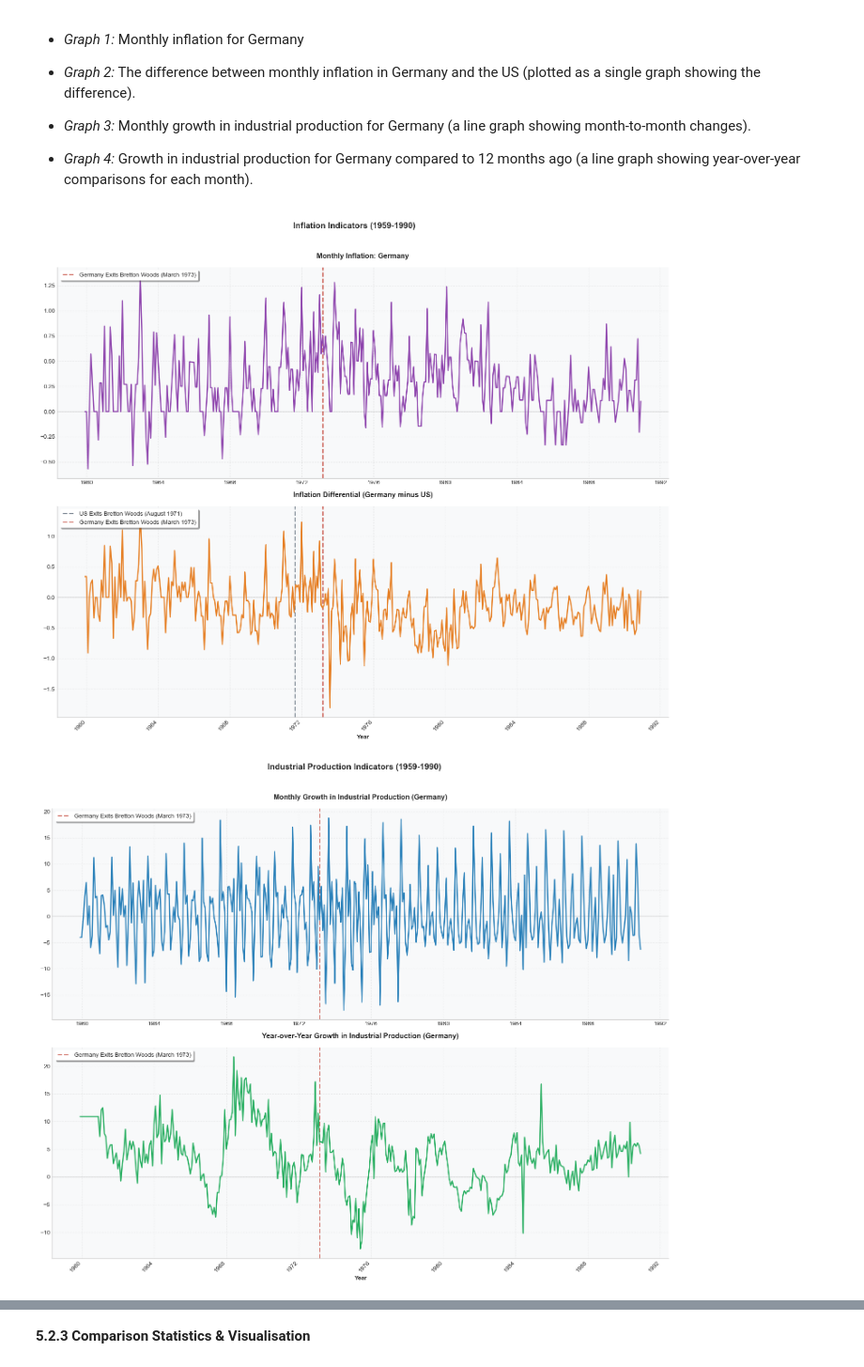
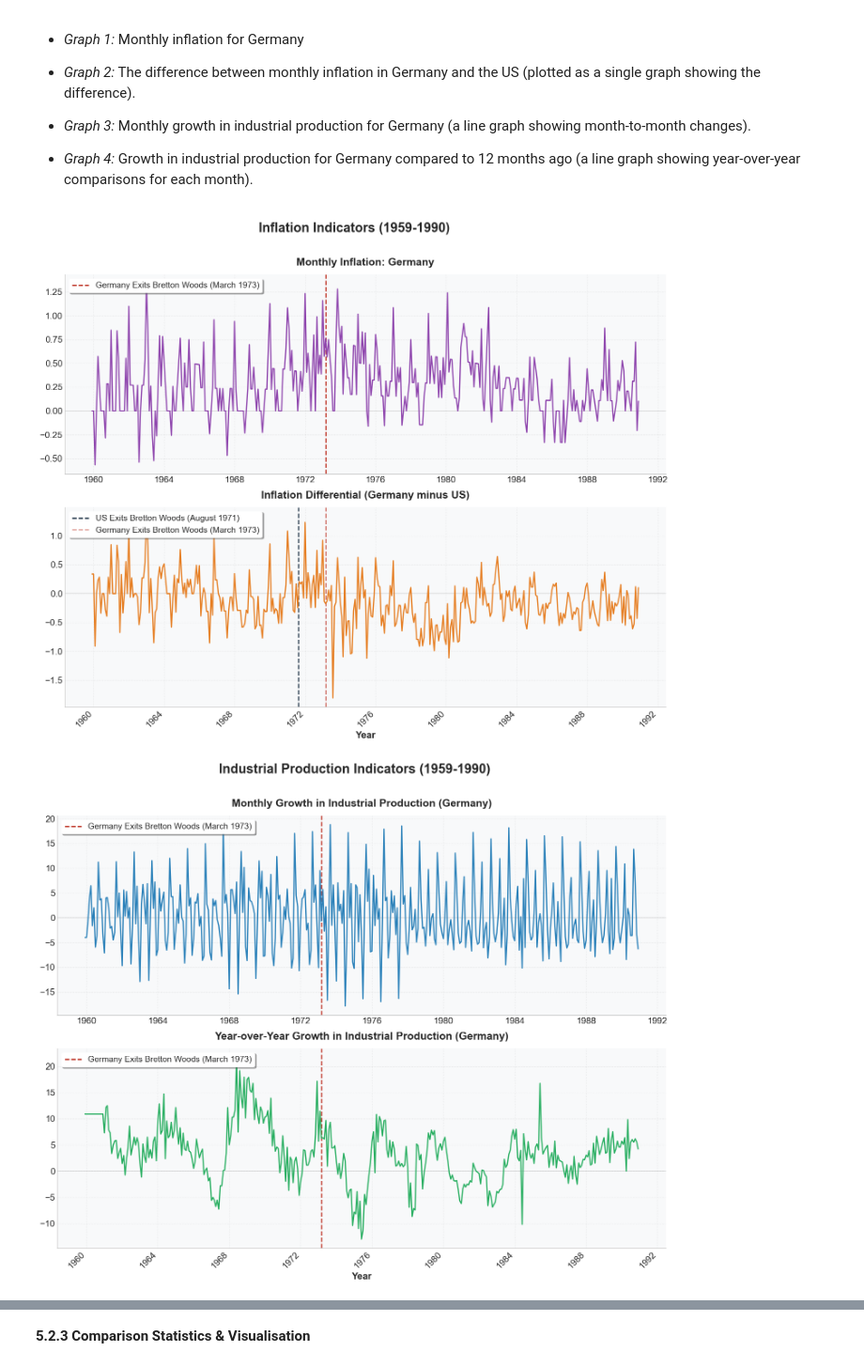
Before and after one commit to EC1B1-Macro-Project/Germany_Coursework, a Jupyter notebook: code/NB00.ipynb, the cells around one changed output, grey strips where cells are left out. Shown at 94% size. Drawn from its saved outputs; the diff is of its cells as text; code cells hidden in the pictures.

```diff
--- a/code/NB00.ipynb
+++ b/code/NB00.ipynb
@@ -622,23 +633,23 @@ for ax in [ax1, ax2, ax3, ax4]:
     ax.spines['top'].set_visible(False)
     ax.spines['right'].set_visible(False)
     ax.axhline(y=0, color='gray', linestyle='-', alpha=0.2)
-    ax.tick_params(axis='both', labelsize=10)
+    ax.tick_params(axis='both', labelsize=15)
 
     if ax == ax2:  # For inflation differential plot only
         # Add both exit lines
         line_us = ax.axvline(x=us_exit, color=colors['us_exit'], linestyle='--',
-                           alpha=0.7, linewidth=2, label='US Exits Bretton Woods (August 1971)')
+                           alpha=1.0, linewidth=2, label='US Exits Bretton Woods (August 1971)')
         line_germany = ax.axvline(x=germany_exit, color=colors['germany_exit'], linestyle='--',
                                 alpha=0.7, linewidth=2, label='Germany Exits Bretton Woods (March 1973)')
         # Add combined legend
         ax.legend(handles=[line_us, line_germany],
-                 fontsize=10, frameon=True, facecolor='white',
+                 fontsize=14, frameon=True, facecolor='white',
                  edgecolor='none', shadow=True, loc='upper left')
     else:  # For other plots
         # Add only Germany's exit line
         line = ax.axvline(x=germany_exit, color=colors['germany_exit'], linestyle='--',
-                         alpha=0.7, linewidth=2, label='Germany Exits Bretton Woods (March 1973)')
-        ax.legend(fontsize=10, frameon=True, facecolor='white',
+                         alpha=1.0, linewidth=2, label='Germany Exits Bretton Woods (March 1973)')
+        ax.legend(fontsize=14, frameon=True, facecolor='white',
                  edgecolor='none', shadow=True, loc='upper left')
 
 # Graph 1: Monthly Inflation (Germany only)
@@ -665,37 +676,37 @@ ax3.plot(germany_data['Date'],
          linewidth=2)
 
 # Graph 4: Year-over-Year Industrial Production Growth
 ax4.plot(germany_data['Date'],
          germany_data['Industrial Production YoY Growth (%)'],
          color=colors['yearly_prod'],
          linewidth=2)
 
 # Set titles and labels with improved styling
 for ax, title in zip([ax1, ax2, ax3, ax4],
                     ['Monthly Inflation: Germany',
                      'Inflation Differential (Germany minus US)',
                      'Monthly Growth in Industrial Production (Germany)',
                      'Year-over-Year Growth in Industrial Production (Germany)']):
-    ax.set_title(title, fontsize=12, pad=15, fontweight='bold')
-    ax.set_ylabel(ax.get_ylabel(), fontsize=10, fontweight='bold')
+    ax.set_title(title, fontsize=18, pad=15, fontweight='bold')
+    ax.set_ylabel(ax.get_ylabel(), fontsize=18, fontweight='bold')
 
 # Add x-axis labels and rotate dates
 for ax in [ax2, ax4]:
-    ax.set_xlabel('Year', fontsize=10, fontweight='bold')
+    ax.set_xlabel('Year', fontsize=16, fontweight='bold')
     plt.setp(ax.get_xticklabels(), rotation=45, ha='right')
 
 # Add main titles with improved styling
 fig1.suptitle('Inflation Indicators (1959-1990)',
-              y=1.02, fontsize=14, fontweight='bold')
+              y=1.02, fontsize=22, fontweight='bold')
 fig2.suptitle('Industrial Production Indicators (1959-1990)',
-              y=1.02, fontsize=14, fontweight='bold')
+              y=1.02, fontsize=22, fontweight='bold')
 
 # Set figure background color
 for fig in [fig1, fig2]:
     fig.patch.set_facecolor('white')
     fig.tight_layout()
 
 plt.show()
 # %% [output]
-[figure, old version]
+[figure, new version]
-[figure, old version]
+[figure, new version]
```
Also changed, not shown: parts of 36 cells of this notebook.
